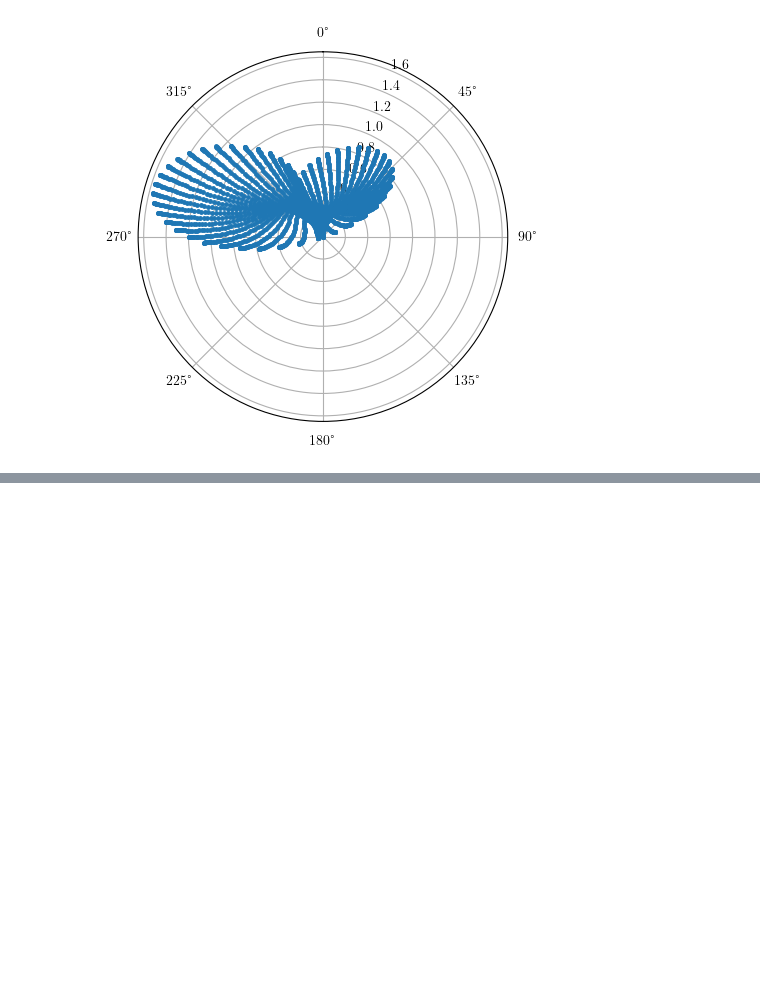
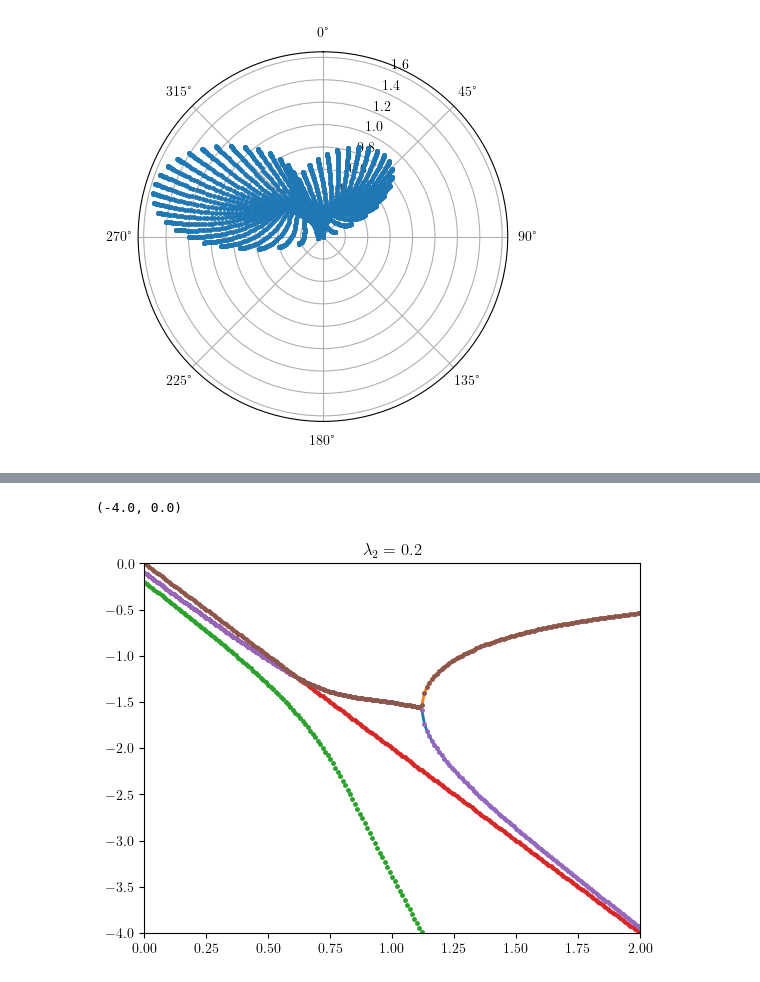
Before and after one commit to svrnzn/quantum-zeni, a Jupyter notebook: notebooks/diagonalisation.ipynb, the cells around one changed output, grey strips where cells are left out. Drawn from its saved outputs; the diff is of its cells as text; code cells hidden in the pictures; blank space fills up the shorter version.

```diff
--- a/notebooks/diagonalisation.ipynb
+++ b/notebooks/diagonalisation.ipynb
@@ -235,0 +267,11 @@ plt.gca().set_theta_zero_location('N')
+# %%
+n = 20
+plt.plot(lmbd_1_list, max_eiva_imag[n])
+plt.plot(lmbd_1_list, eigvals_2[n].imag,
+         ".")
+plt.title(rf"$\lambda_2={lmbd_2_list[n]}$")
+plt.xlim( (0, 2) )
+plt.ylim( (-4, 0) )
+# %% [output]
+(-4.0, 0.0)
+[figure, added]
```
Also changed, not shown: parts of 28 cells of this notebook, 3 other files.
